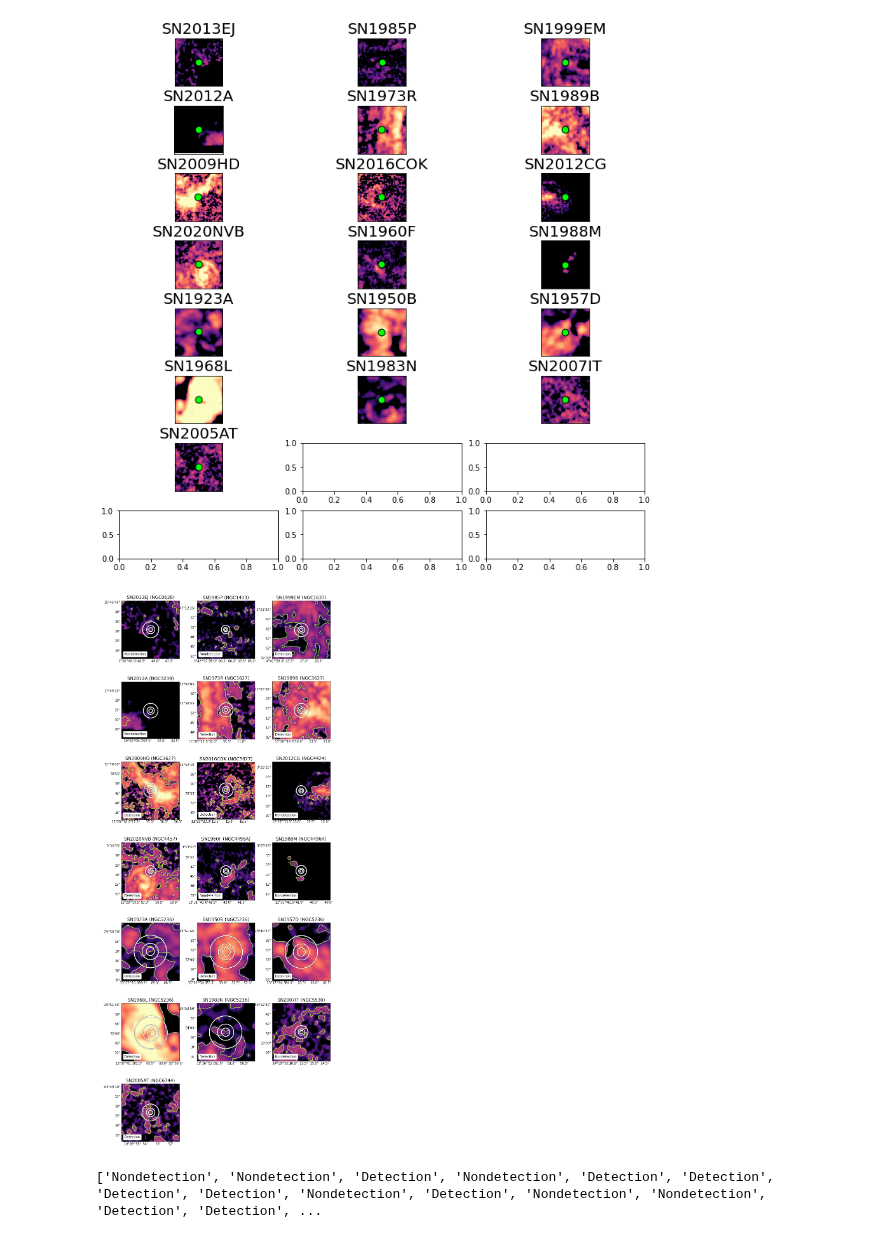
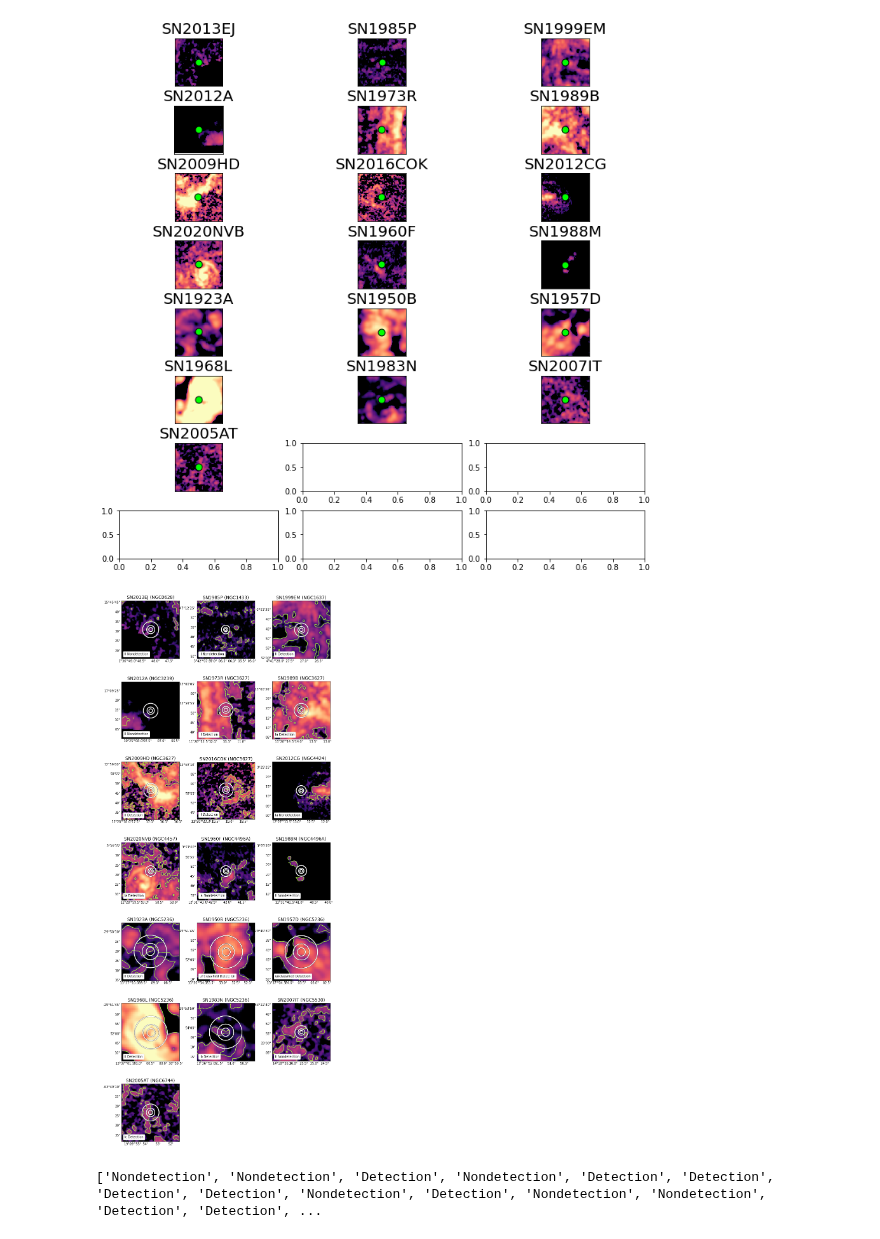
Before and after one commit to NessMayker/SNeCO, a Jupyter notebook: Code/3.3c_60pc_Zooms.ipynb, the cells around one changed output. Saved outputs shown, nothing was run; the diff lists cells and outputs as text; code cells hidden in the pictures.

Commit message:
updated zooms and intensity comparison plots

```diff
--- a/Code/3.3c_60pc_Zooms.ipynb
+++ b/Code/3.3c_60pc_Zooms.ipynb
@@ -415,7 +438,7 @@ PLOTS_PER_ROW = 3
 fig = plt.figure(figsize = (10,30))
 
 for j in range(len(SNgals)): # counter to count galaxy maps
-
+    leglab= SNtypes[j] + " " + isDetection[j]
     #set up data to use astropy's cutout2D to plot subsections of galaxy map
     data = plots60[j]
     logData = np.log10(data)
@@ -440,7 +463,7 @@ for j in range(len(SNgals)): # counter to count galaxy maps
     axs[m][n].set_title(titleStr, fontsize=14)
     axs[m][n].imshow(cutout.data, cmap=current_cmap, aspect="equal", origin = "lower", interpolation = "nearest", vmin = -0.5, vmax = 2.5, zorder = 0)
     axs[m][n].scatter(xval, yval, color = "black", marker ="", s = 60, zorder=2)
-    axs[m][n].scatter(xval, yval, color = "white", marker = "", s = 80, edgecolor="black",zorder = 2, label=isDetection[j])
+    axs[m][n].scatter(xval, yval, color = "white", marker = "", s = 80, edgecolor="black",zorder = 2, label=leglab)
     axs[m][n].set_ylabel(" ")
     axs[m][n].set_xlabel(" ")
     axs[m][n].tick_params(axis = "both", direction = "in", length = 0)
@@ -463,34 +486,34 @@ for j in range(len(SNgals)): # counter to count galaxy maps
     for i in range(len(spheres)):
         sphereEdgeRa, sphereEdgeDec = ra + Angle(spheres[i]*u.degree), dec + Angle(spheres[i]*u.degree)
         sphereEdgex, sphereEdgey = cutout.wcs.wcs_world2pix(sphereEdgeRa, sphereEdgeDec, 0)
         pixDistx, pixDisty = sphereEdgex-xval, sphereEdgey-yval
         pixDists.append(np.sqrt((pixDistx**2 + pixDisty**2)/2))
 
     lowerleftra  = ra.value + halfBox
     lowerleftdec = dec.value - halfBox + halfBox*0.1
     val=spheres[1]
 
     xArr, yArr = np.linspace(lowerleftra, lowerleftra-val, 100),np.linspace(lowerleftdec, lowerleftdec, 100)
     #axs[m][n].plot(xArr,yArr, color='white', linestyle='-', transform=axs[m][n].get_transform("world"))
     #axs[m][n].text(lowerleftra, lowerleftdec, '100pc', color='white', transform=axs[m][n].get_transform('world'))
 #             axs[m][n].text(0,0,isDetection[j],color="cyan", weight='bold', fontsize=16)
     axs[m][n].legend(handlelength=0, handletextpad=0, loc="lower left", facecolor='white', framealpha=1.0)
     #iterate over m rows, n columns, and p is total number of plots
 #    draw_circle = plt.Circle((6,6),ppb60[m], fill = True, color = 'white')
 #    axs[m][n].add_patch(draw_circle)
 
     n+=1
     if n%PLOTS_PER_ROW==0:
         m+=1
         n=0
     p +=1
 
     plt.subplots_adjust(left = 0.1, bottom = 0.1, right = 1.01, top = 0.9, wspace = 0.3, hspace = 0.2)
 #plt.tight_layout(pad=0.5, w_pad=6.8, h_pad=1.0)
 fig.savefig("../Figures/Zooms_60pc.pdf", dpi=300)
 plt.show()
 # %% [output]
-[figure, old version]
+[figure, new version]
 # %%
 print(isDetection)
 # %% [output]
```
Also changed, not shown: parts of 6 cells of this notebook, 3 other files.
